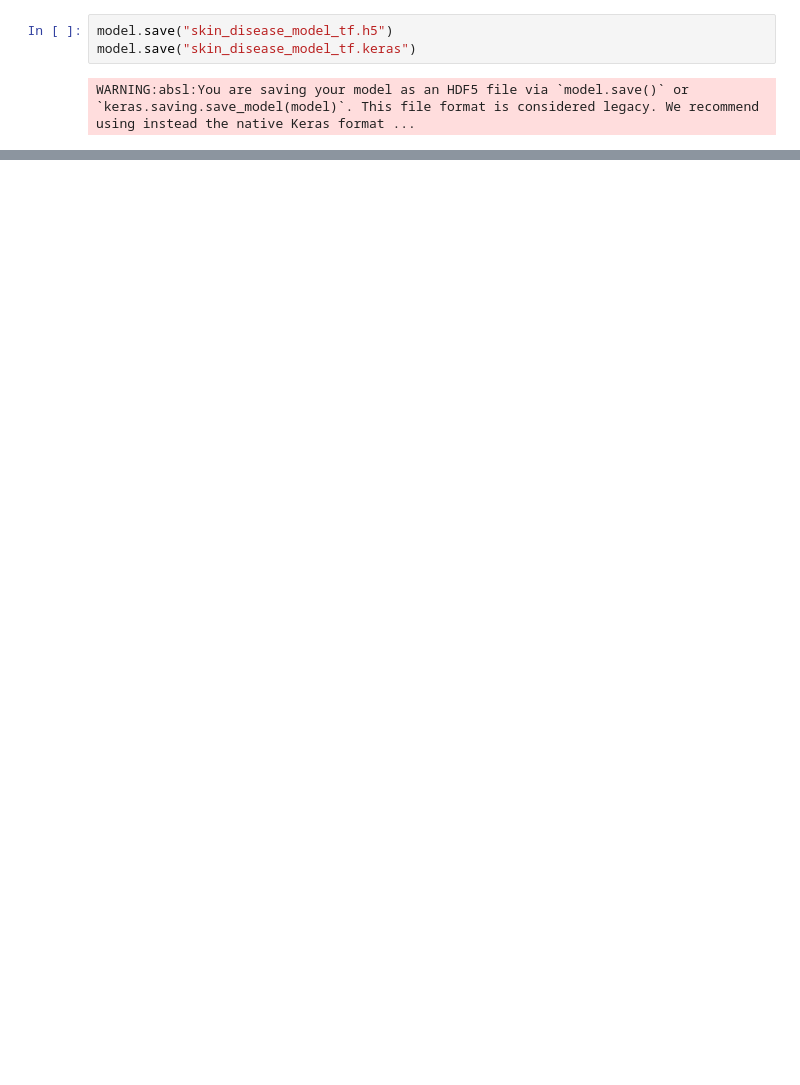
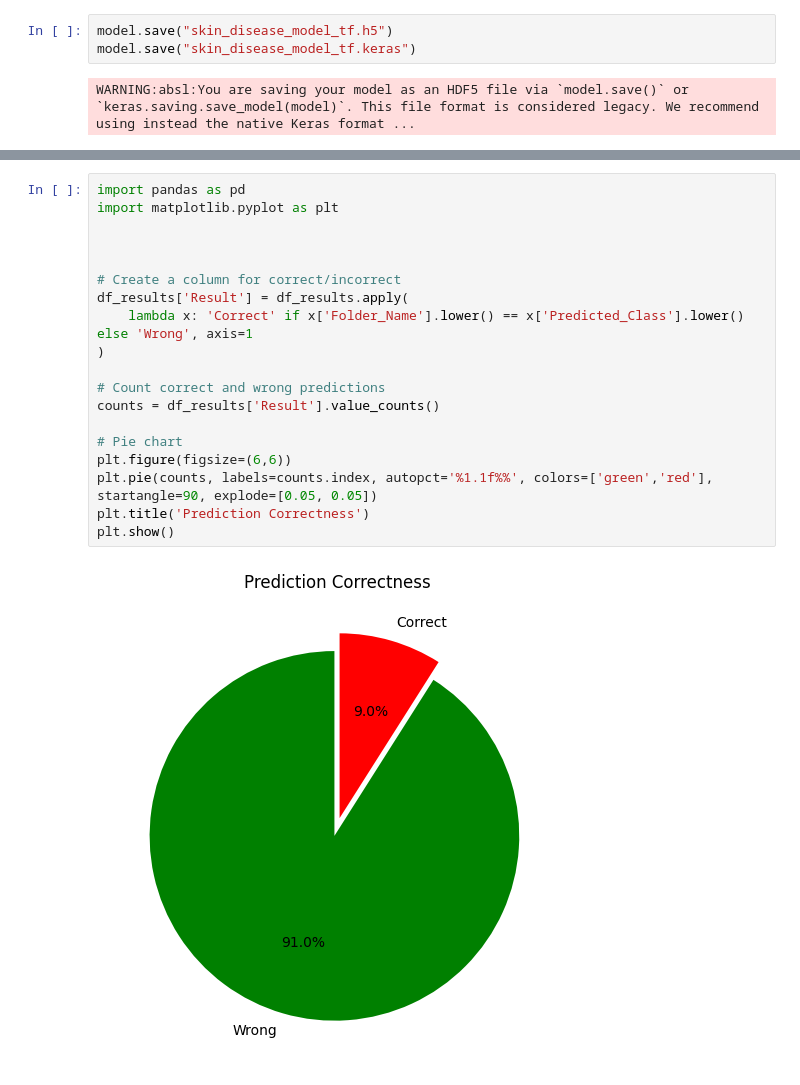
Before and after one commit to jonahjayasingh/Project, a Jupyter notebook: Data Science/Image Based/Untitled.ipynb, the cells around one changed output, grey strips where cells are left out. Saved outputs shown, nothing was run; the diff lists cells and outputs as text; blank space fills up the shorter version.

```diff
--- a/Data Science/Image Based/Untitled.ipynb
+++ b/Data Science/Image Based/Untitled.ipynb
@@ -163,0 +278,21 @@ WARNING:absl:You are saving your model as an HDF5 file via `model.save()` or `ke
+# %%
+import pandas as pd
+import matplotlib.pyplot as plt
+
+
+
+# Create a column for correct/incorrect
+df_results['Result'] = df_results.apply(
+    lambda x: 'Correct' if x['Folder_Name'].lower() == x['Predicted_Class'].lower() else 'Wrong', axis=1
+)
+
+# Count correct and wrong predictions
+counts = df_results['Result'].value_counts()
+
+# Pie chart
+plt.figure(figsize=(6,6))
+plt.pie(counts, labels=counts.index, autopct='%1.1f%%', colors=['green','red'], startangle=90, explode=[0.05, 0.05])
+plt.title('Prediction Correctness')
+plt.show()
+# %% [output]
+[figure, added]
```
Also changed, not shown: parts of 7 cells of this notebook, 23 other files.
